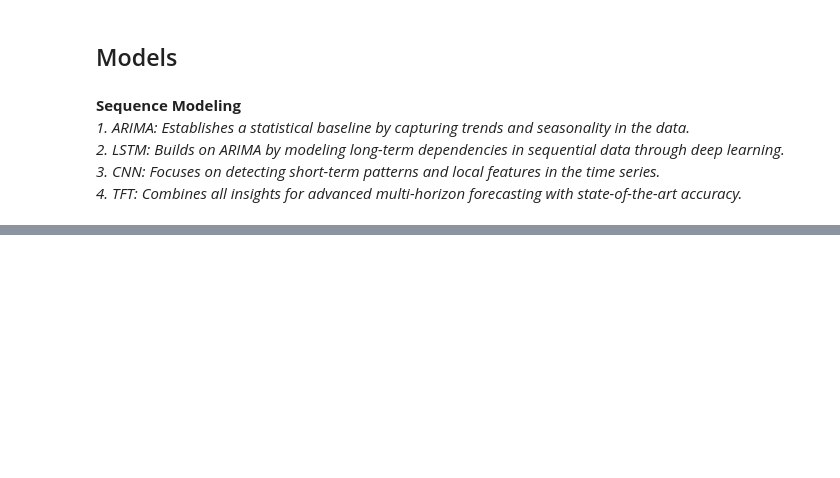
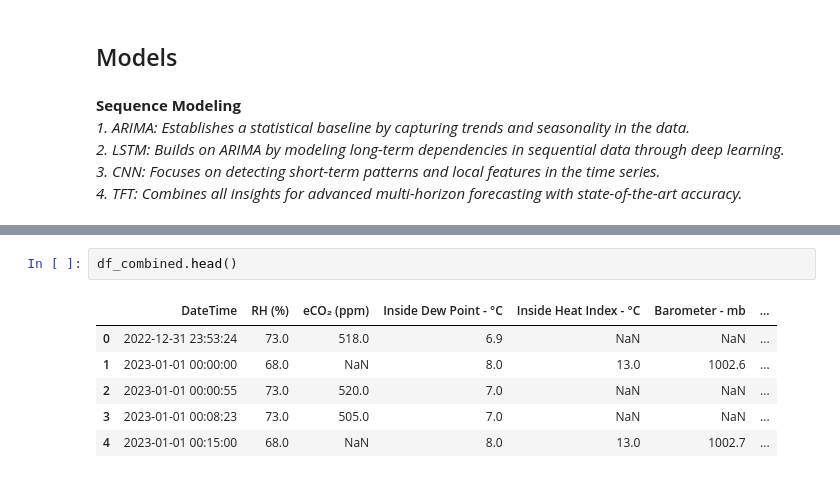
Before and after one commit to oxayavongsa/aai-530-iot, a Jupyter notebook: EDA2.ipynb, the cells around one changed output, grey strips where cells are left out. Drawn from its saved outputs; the diff is of its cells as text; blank space fills up the shorter version.

```diff
--- a/EDA2.ipynb
+++ b/EDA2.ipynb
@@ -992,0 +1149,9 @@ cleaned_df3
+# %%
+df_combined.head()
+# %% [output]
+|  | DateTime | RH (%) | eCO₂ (ppm) | Inside Dew Point - °C | Inside Heat Index - °C | Barometer - mb | ... |
+| 0 | 2022-12-31 23:53:24 | 73.0 | 518.0 | 6.9 | NaN | NaN | ... |
+| 1 | 2023-01-01 00:00:00 | 68.0 | NaN | 8.0 | 13.0 | 1002.6 | ... |
+| 2 | 2023-01-01 00:00:55 | 73.0 | 520.0 | 7.0 | NaN | NaN | ... |
+| 3 | 2023-01-01 00:08:23 | 73.0 | 505.0 | 7.0 | NaN | NaN | ... |
+| 4 | 2023-01-01 00:15:00 | 68.0 | NaN | 8.0 | 13.0 | 1002.7 | ... |
```
Also changed, not shown: parts of 29 cells of this notebook, 2 other files.
